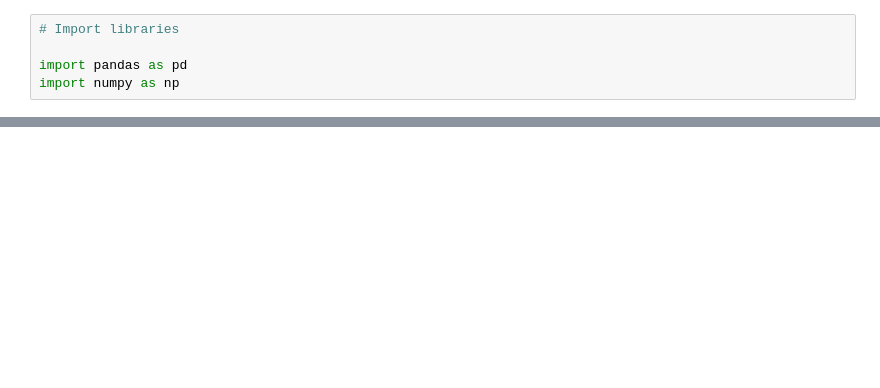
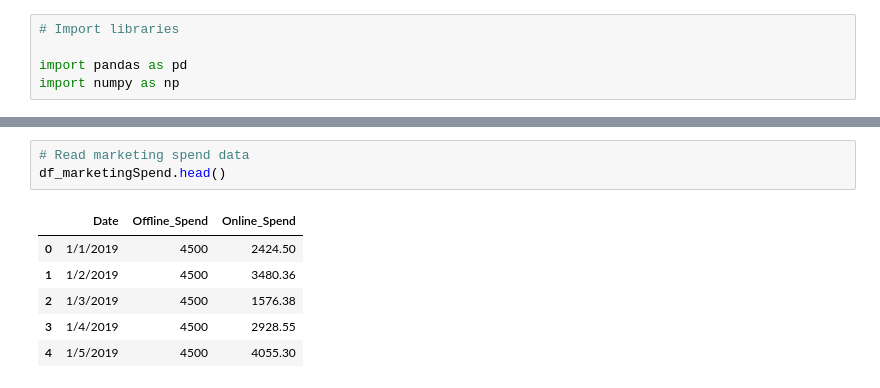
Before and after one commit to Smita569/E-commerce_Marketing_and_sales, a Jupyter notebook: E_commerce_Marketing_and_sales_Business_Case.ipynb, the cells around one changed output, grey strips where cells are left out. Cells and saved outputs as stored; diff of their text form; blank space fills up the shorter version.

```diff
--- a/E_commerce_Marketing_and_sales_Business_Case.ipynb
+++ b/E_commerce_Marketing_and_sales_Business_Case.ipynb
@@ -17,0 +49,10 @@ df_taxAmount=pd.read_csv('E-commerce_Marketing_and_sales/Tax_amount.csv')
+# %%
+# Read marketing spend data
+df_marketingSpend.head()
+# %% [output]
+|  | Date | Offline_Spend | Online_Spend |
+| 0 | 1/1/2019 | 4500 | 2424.50 |
+| 1 | 1/2/2019 | 4500 | 3480.36 |
+| 2 | 1/3/2019 | 4500 | 1576.38 |
+| 3 | 1/4/2019 | 4500 | 2928.55 |
+| 4 | 1/5/2019 | 4500 | 4055.30 |
```
Also changed, not shown: parts of 7 cells of this notebook.
